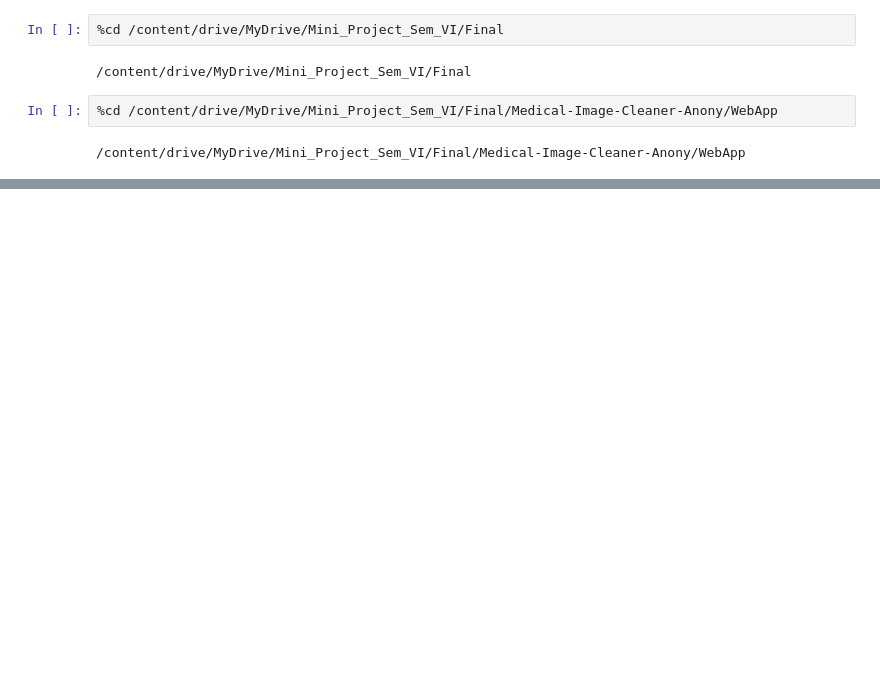
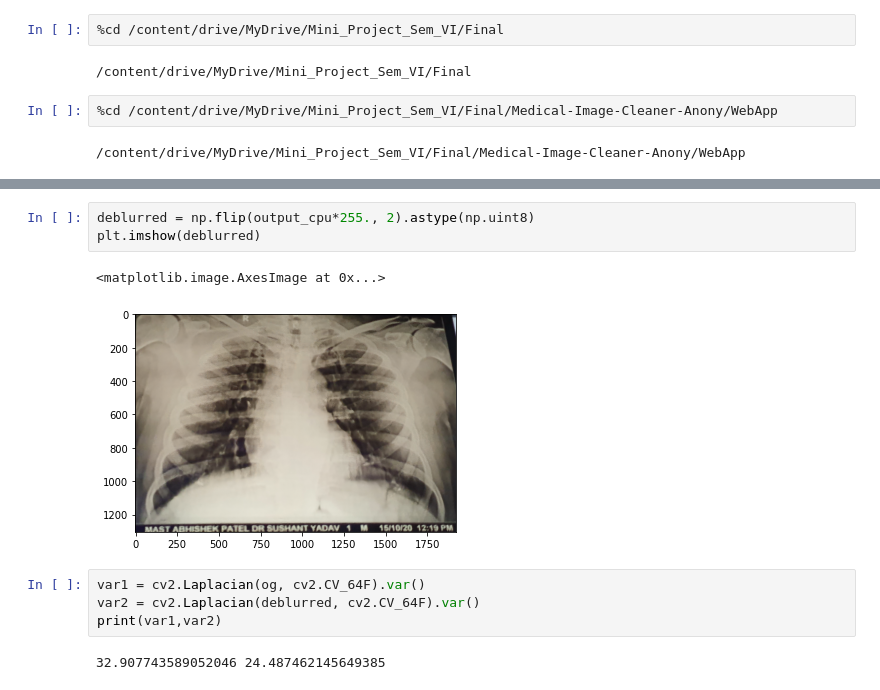
Before and after one commit to AnishPawar/Medical-Image-Cleaner-Anony, a Jupyter notebook: TestingFinalApp.ipynb, the cells around one changed output, grey strips where cells are left out. Drawn from its saved outputs; the diff is of its cells as text; blank space fills up the shorter version.

```diff
--- a/TestingFinalApp.ipynb
+++ b/TestingFinalApp.ipynb
@@ -48,0 +206,12 @@ True
+# %%
+deblurred = np.flip(output_cpu*255., 2).astype(np.uint8)
+plt.imshow(deblurred)
+# %% [output]
+<matplotlib.image.AxesImage at 0x...>
+[figure, added]
+# %%
+var1 = cv2.Laplacian(og, cv2.CV_64F).var()
+var2 = cv2.Laplacian(deblurred, cv2.CV_64F).var()
+print(var1,var2)
+# %% [output]
+32.907743589052046 24.487462145649385
```
Also changed, not shown: parts of 14 cells of this notebook.
